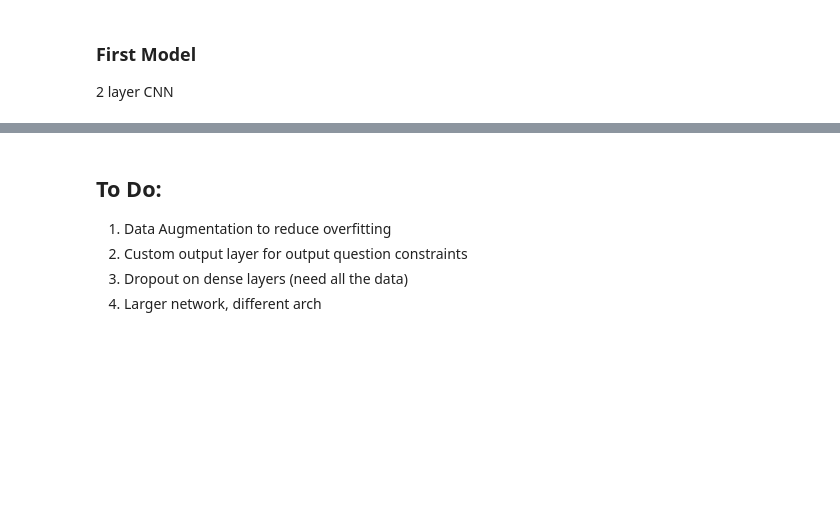
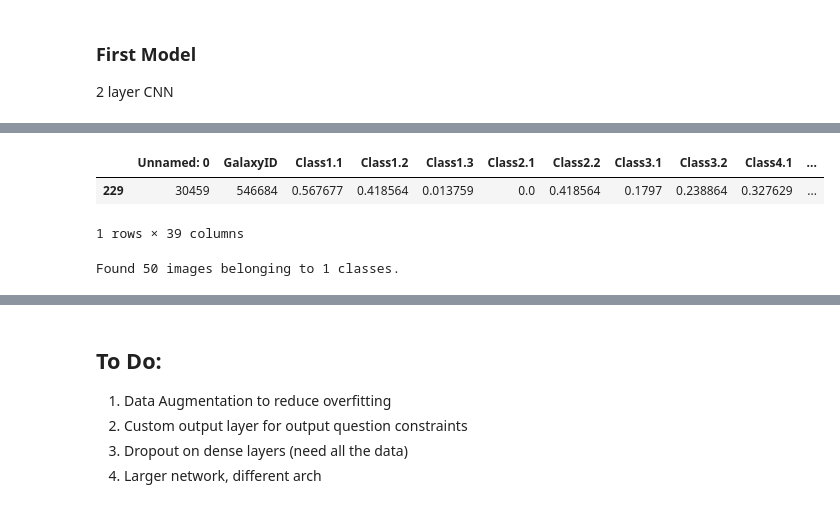
Before and after one commit to dancoombs/fastai, a Jupyter notebook: nbs/galaxy_model.ipynb, the cells around one changed output, grey strips where cells are left out. Drawn from its saved outputs; the diff is of its cells as text; code cells hidden in the pictures; blank space fills up the shorter version.

```diff
--- a/nbs/galaxy_model.ipynb
+++ b/nbs/galaxy_model.ipynb
@@ -119,5 +162,13 @@ model.save_weights(model_path+'conv1.h5')
+# %%
+df_val.loc[df_val['GalaxyID'] == 546684]
+# %% [output]
+|  | Unnamed: 0 | GalaxyID | Class1.1 | Class1.2 | Class1.3 | Class2.1 | Class2.2 | Class3.1 | Class3.2 | Class4.1 | ... |
+| 229 | 30459 | 546684 | 0.567677 | 0.418564 | 0.013759 | 0.0 | 0.418564 | 0.1797 | 0.238864 | 0.327629 | ... |
+1 rows × 39 columns
 # %%
-test_batches = get_batches(test_path, batch_size=64, target_size=(256,256))
+test_batches = get_batches(test_path, batch_size=64, target_size=(128,128))
+# %% [output]
+Found 50 images belonging to 1 classes.
 # %%
 test_files = test_batches.filenames
 test_out = model.predict_generator(test_batches, test_batches.nb_sample)
```
Also changed, not shown: parts of 14 cells of this notebook, 2 other files.
